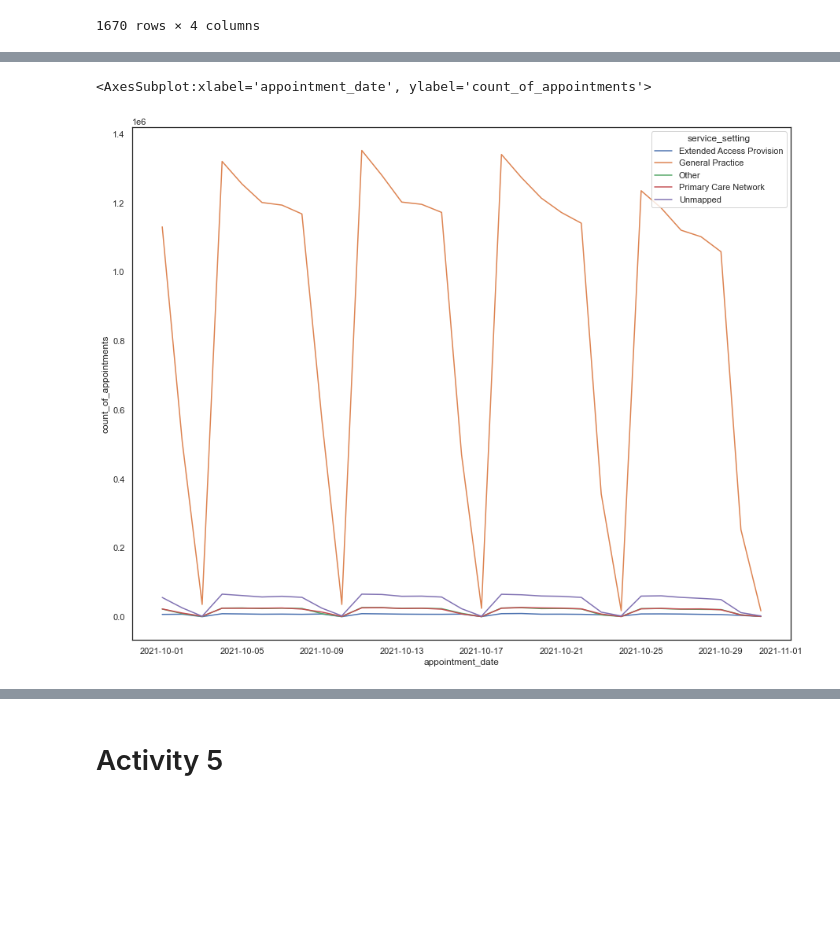
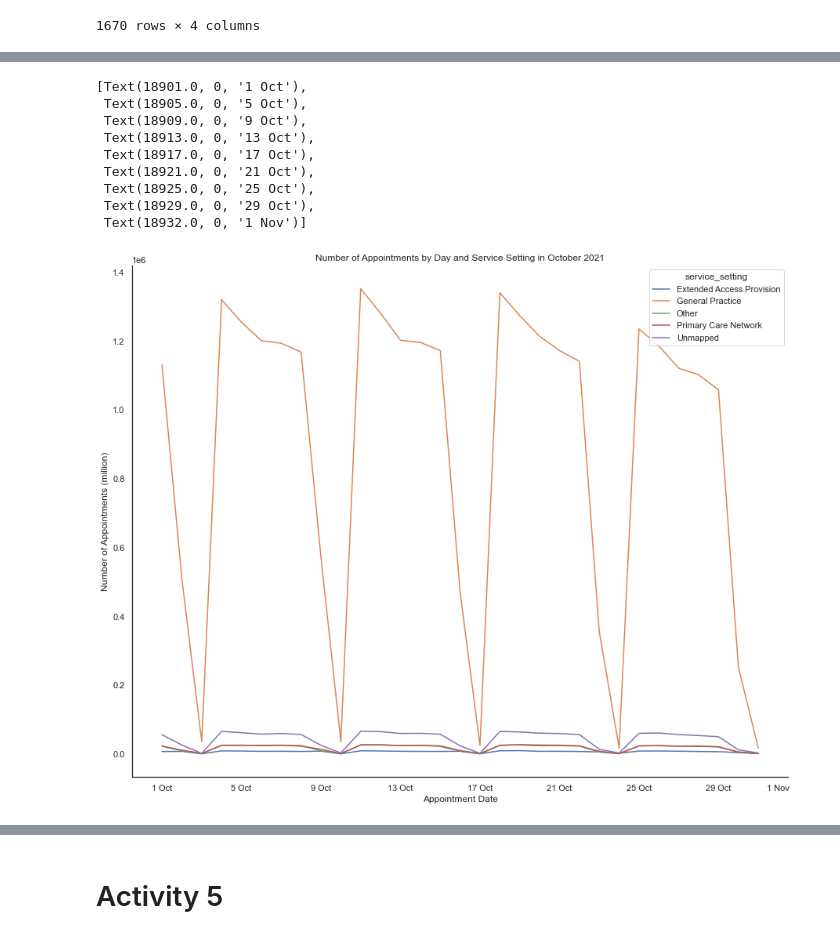
Before and after one commit to andreas-yiallouros/LSE_DA_Course_NHS_GP_Appointments, a Jupyter notebook: Yiallouros_Andreas_DA201_Assignment_Notebook.ipynb, the cells around one changed output, grey strips where cells are left out. Cells and saved outputs as stored; diff of their text form; code cells hidden in the pictures; blank space fills up the shorter version.

```diff
--- a/Yiallouros_Andreas_DA201_Assignment_Notebook.ipynb
+++ b/Yiallouros_Andreas_DA201_Assignment_Notebook.ipynb
@@ -1239,12 +1397,28 @@ sns.lineplot(data=apnts_by_date_and_setting[filt_aug],
 # %%
 # Create lineplot autumn 2021.
-sns.lineplot(data=apnts_by_date_and_setting[filt_oct],
+g = sns.lineplot(data=apnts_by_date_and_setting[filt_oct],
              x='appointment_date',
              y='count_of_appointments',
              hue='service_setting',
              ci=None)
+sns.despine(right=True, top=True)
+plt.xlabel('Appointment Date')
+plt.ylabel('Number of Appointments (million)')
+plt.title('Number of Appointments by Day and Service Setting in October 2021')
+g.set_xticklabels(
+    ['1 Oct', '5 Oct', '9 Oct',
+     '13 Oct', '17 Oct', '21 Oct',
+     '25 Oct', '29 Oct', '1 Nov'])
 # %% [output]
-<AxesSubplot:xlabel='appointment_date', ylabel='count_of_appointments'>
+[Text(18901.0, 0, '1 Oct'),
+ Text(18905.0, 0, '5 Oct'),
+ Text(18909.0, 0, '9 Oct'),
+ Text(18913.0, 0, '13 Oct'),
+ Text(18917.0, 0, '17 Oct'),
+ Text(18921.0, 0, '21 Oct'),
+ Text(18925.0, 0, '25 Oct'),
+ Text(18929.0, 0, '29 Oct'),
+ Text(18932.0, 0, '1 Nov')]
-[figure, old version]
+[figure, new version]
 # %%
 # Create lineplot winter 2021.
```
Also changed, not shown: parts of 143 cells of this notebook, 1 other file.
